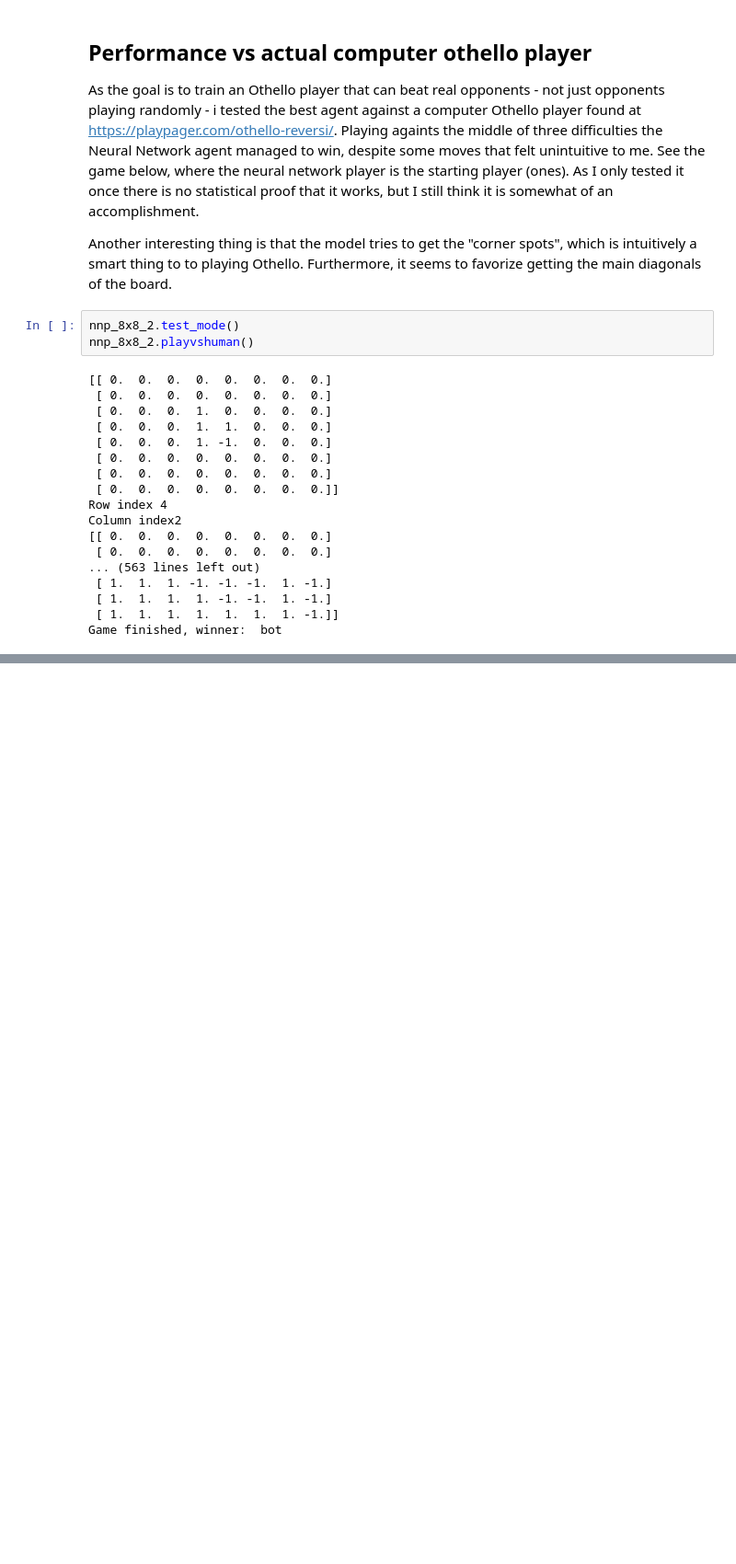
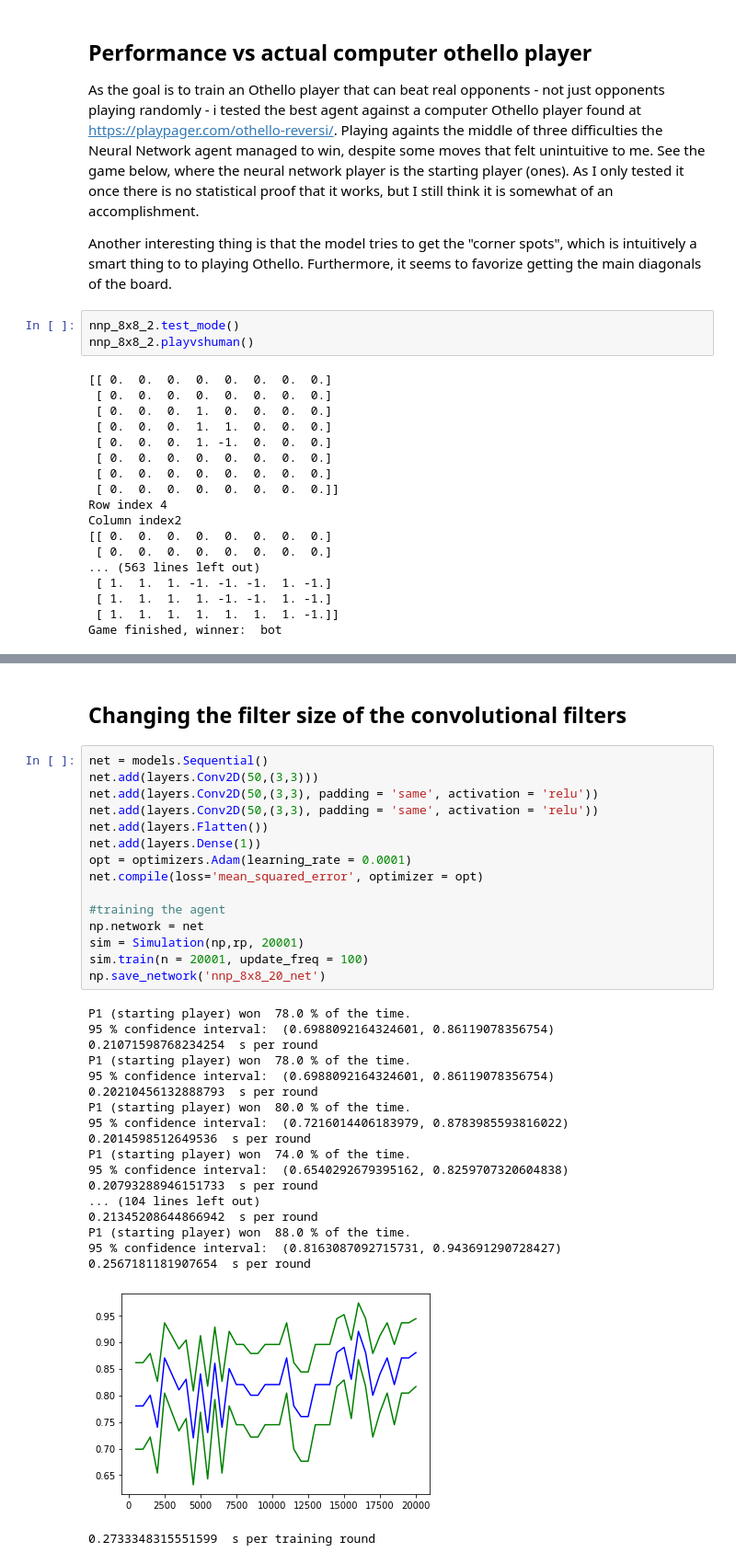
Before and after one commit to rasmushelander/othello, a Jupyter notebook: Training and evaluating models.ipynb, the cells around one changed output, grey strips where cells are left out. Shown at 92% size. Saved outputs shown, nothing was run; the diff lists cells and outputs as text; blank space fills up the shorter version.

```diff
--- a/Training and evaluating models.ipynb
+++ b/Training and evaluating models.ipynb
@@ -407,0 +481,37 @@ Game finished, winner:  bot
+# %% [markdown]
+## Changing the filter size of the convolutional filters
+# %%
+net = models.Sequential()
+net.add(layers.Conv2D(50,(3,3)))
+net.add(layers.Conv2D(50,(3,3), padding = 'same', activation = 'relu'))
+net.add(layers.Conv2D(50,(3,3), padding = 'same', activation = 'relu'))
+net.add(layers.Flatten())
+net.add(layers.Dense(1))
+opt = optimizers.Adam(learning_rate = 0.0001)
+net.compile(loss='mean_squared_error', optimizer = opt)
+
+#training the agent
+np.network = net
+sim = Simulation(np,rp, 20001)
+sim.train(n = 20001, update_freq = 100)
+np.save_network('nnp_8x8_20_net')
+# %% [output]
+P1 (starting player) won  78.0 % of the time.
+95 % confidence interval:  (0.6988092164324601, 0.86119078356754)
+0.21071598768234254  s per round
+P1 (starting player) won  78.0 % of the time.
+95 % confidence interval:  (0.6988092164324601, 0.86119078356754)
+0.20210456132888793  s per round
+P1 (starting player) won  80.0 % of the time.
+95 % confidence interval:  (0.7216014406183979, 0.8783985593816022)
+0.2014598512649536  s per round
+P1 (starting player) won  74.0 % of the time.
+95 % confidence interval:  (0.6540292679395162, 0.8259707320604838)
+0.20793288946151733  s per round
+... (104 lines left out)
+0.21345208644866942  s per round
+P1 (starting player) won  88.0 % of the time.
+95 % confidence interval:  (0.8163087092715731, 0.943691290728427)
+0.2567181181907654  s per round
+[figure, added]
+0.2733348315551599  s per training round
```
Also changed, not shown: parts of 24 cells of this notebook.
